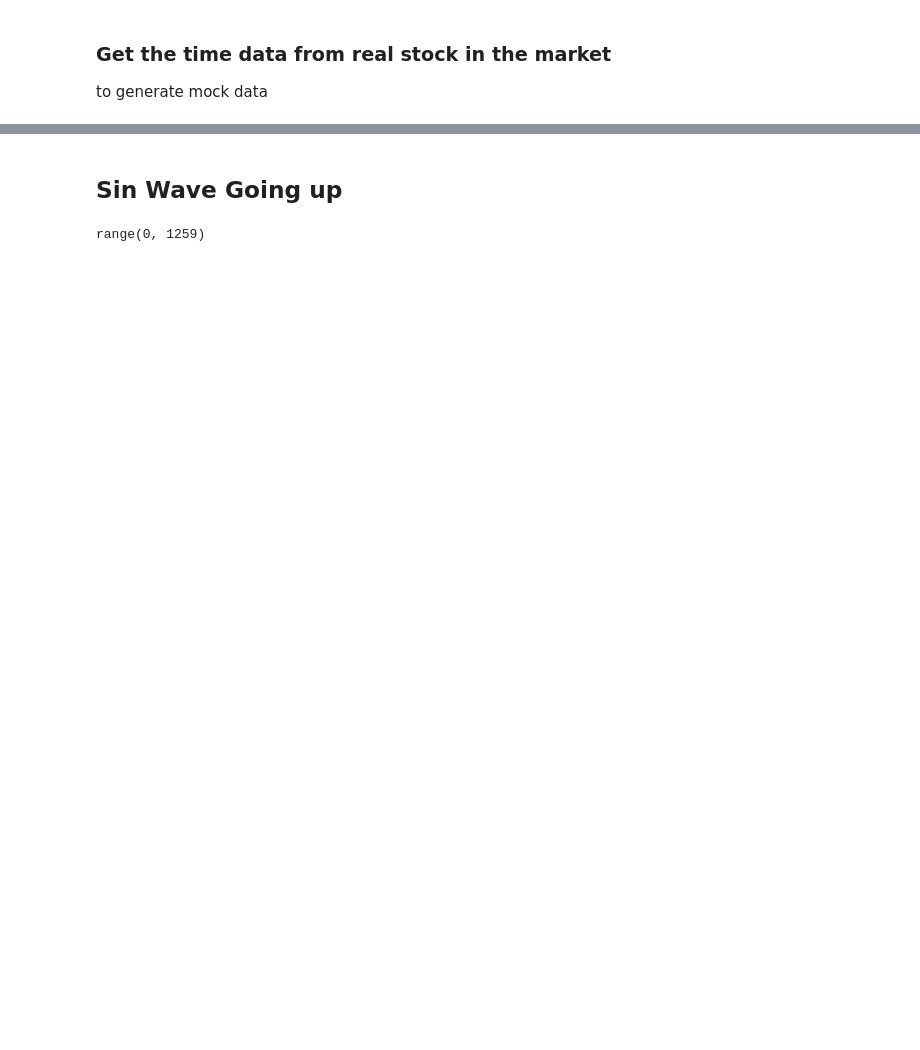
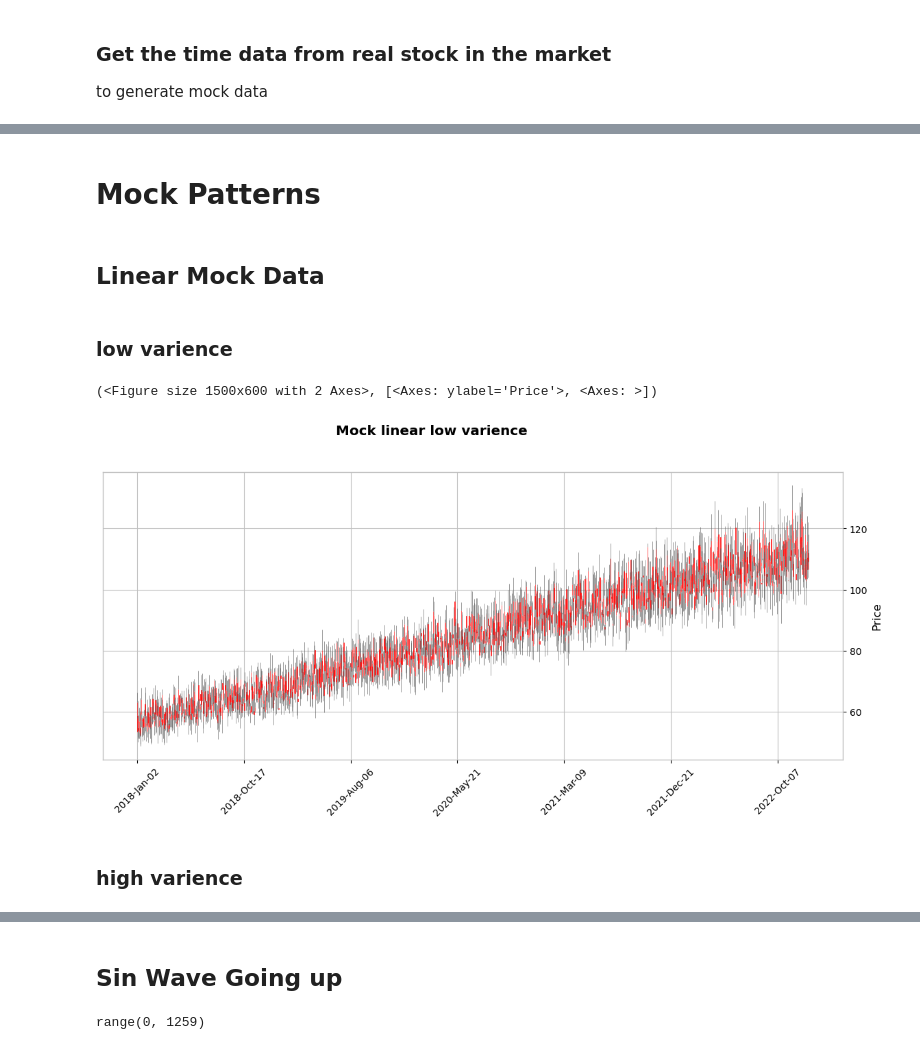
Before and after one commit to interritus141/COMP0031-Group-Research-Project, a Jupyter notebook: datagenerator.ipynb, the cells around one changed output, grey strips where cells are left out. Drawn from its saved outputs; the diff is of its cells as text; code cells hidden in the pictures; blank space fills up the shorter version.

```diff
--- a/datagenerator.ipynb
+++ b/datagenerator.ipynb
@@ -22,6 +25,8 @@ def process_input(dataframe):
     return dataframe
 # %%
 date_index = process_input(aapl_df).index
+plot_style = "checkers"
+fsize = (15, 6)
 # %%
 # generate varience of stock by random number
 def varience_multiplier(multiplier, stockdata):
@@ -49,0 +34,20 @@ pd.DataFrame()
+# %%
+# create open high low Dataframe from close price time series data
+def add_mock_details(base_price_series, index):
+
+    y_base = base_price_series
+    y_close = y_base + varience_multiplier(0.1, y_base)
+    y_open = y_close + varience_multiplier(0.1, y_base)
+
+    compare_close_open = y_close > y_open
+
+    high_modifier = np.absolute(varience_multiplier(0.1, y_base))
+    low_modifier = np.absolute(varience_multiplier(0.1, y_base))
+    y_high = np.where(compare_close_open, y_close + high_modifier, y_open + high_modifier)
+    y_low = np.where(compare_close_open, y_open - low_modifier, y_close - low_modifier)
+
+    data = {'Open': y_open, 'High': y_high, 'Low': y_low, 'Close': y_close}
+
+    df = pd.DataFrame(data, index=index)
+
+    return df
@@ -49,0 +85,28 @@ pd.DataFrame()
+# %% [markdown]
+# Mock Patterns
+# %% [markdown]
+## Linear Mock Data
+# %% [markdown]
+### low varience
+# %%
+X_train = date_index
+y_train = np.arange(50,100,50/len(date_index))
+y_noise = np.random.rand(len(date_index)) * y_train * 0.1
+y_train += y_noise
+df = add_mock_details(y_train, date_index)
+write_to_csv(df, "linear_low_varince")
+# %%
+mpf.plot(df,
+         type="candle",
+         title = "Mock linear low varience",
+         figsize=fsize,
+         style=plot_style,
+         returnfig=True,
+         show_nontrading=False,
+         warn_too_much_data=1500
+    )
+# %% [output]
+(<Figure size 1500x600 with 2 Axes>, [<Axes: ylabel='Price'>, <Axes: >])
+[figure, added]
+# %% [markdown]
+### high varience
```
Also changed, not shown: parts of 41 cells of this notebook, 9 other files.
